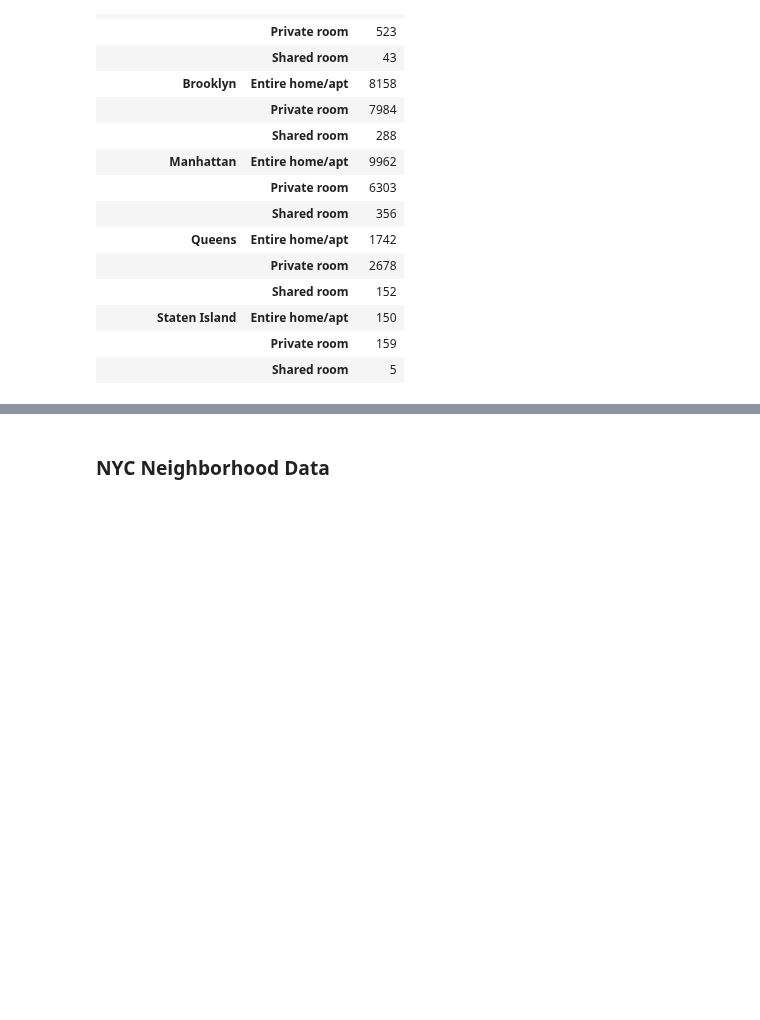
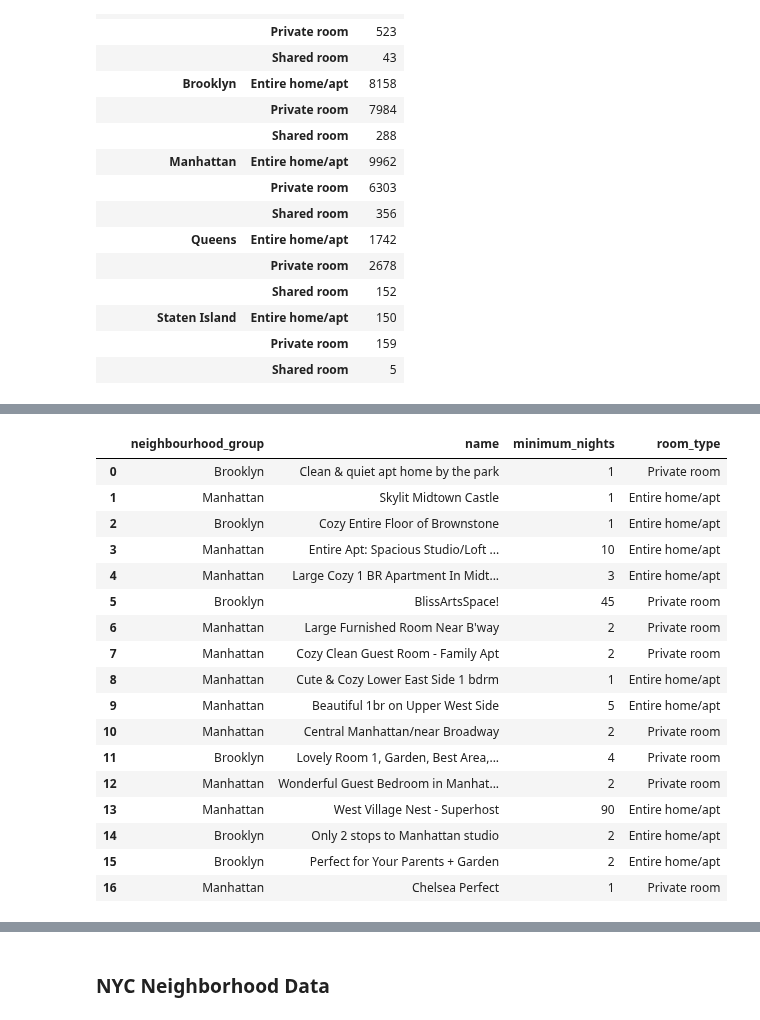
Before and after one commit to mjknj18/2019-NYC-Airbnb-Property-Data-Analysis, a Jupyter notebook: 2019_NYC_Airbnb_Property_Data_Analysis_Main.ipynb, the cells around one changed output, grey strips where cells are left out. Cells and saved outputs as stored; diff of their text form; code cells hidden in the pictures; blank space fills up the shorter version.

Commit message:
upload with data full

```diff
--- a/2019_NYC_Airbnb_Property_Data_Analysis_Main.ipynb
+++ b/2019_NYC_Airbnb_Property_Data_Analysis_Main.ipynb
@@ -218,0 +276,22 @@ Qns
+# %%
+avgnight_borough = cleaned_data[["neighbourhood_group","name","minimum_nights","room_type"]]
+avgnight_borough.head(17)
+# %% [output]
+|  | neighbourhood_group | name | minimum_nights | room_type |
+| 0 | Brooklyn | Clean & quiet apt home by the park | 1 | Private room |
+| 1 | Manhattan | Skylit Midtown Castle | 1 | Entire home/apt |
+| 2 | Brooklyn | Cozy Entire Floor of Brownstone | 1 | Entire home/apt |
+| 3 | Manhattan | Entire Apt: Spacious Studio/Loft ... | 10 | Entire home/apt |
+| 4 | Manhattan | Large Cozy 1 BR Apartment In Midt... | 3 | Entire home/apt |
+| 5 | Brooklyn | BlissArtsSpace! | 45 | Private room |
+| 6 | Manhattan | Large Furnished Room Near B'way | 2 | Private room |
+| 7 | Manhattan | Cozy Clean Guest Room - Family Apt | 2 | Private room |
+| 8 | Manhattan | Cute & Cozy Lower East Side 1 bdrm | 1 | Entire home/apt |
+| 9 | Manhattan | Beautiful 1br on Upper West Side | 5 | Entire home/apt |
+| 10 | Manhattan | Central Manhattan/near Broadway | 2 | Private room |
+| 11 | Brooklyn | Lovely Room 1, Garden, Best Area,... | 4 | Private room |
+| 12 | Manhattan | Wonderful Guest Bedroom in Manhat... | 2 | Private room |
+| 13 | Manhattan | West Village Nest - Superhost | 90 | Entire home/apt |
+| 14 | Brooklyn | Only 2 stops to Manhattan studio | 2 | Entire home/apt |
+| 15 | Brooklyn | Perfect for Your Parents + Garden | 2 | Entire home/apt |
+| 16 | Manhattan | Chelsea Perfect | 1 | Private room |
```
Also changed, not shown: parts of 13 cells of this notebook.
